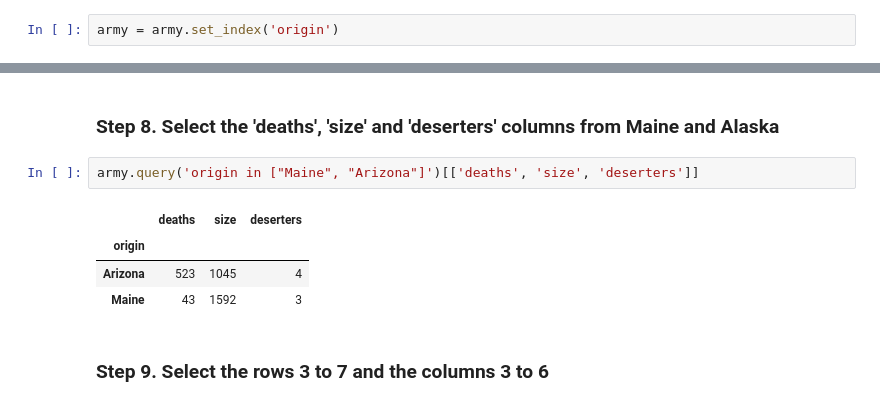
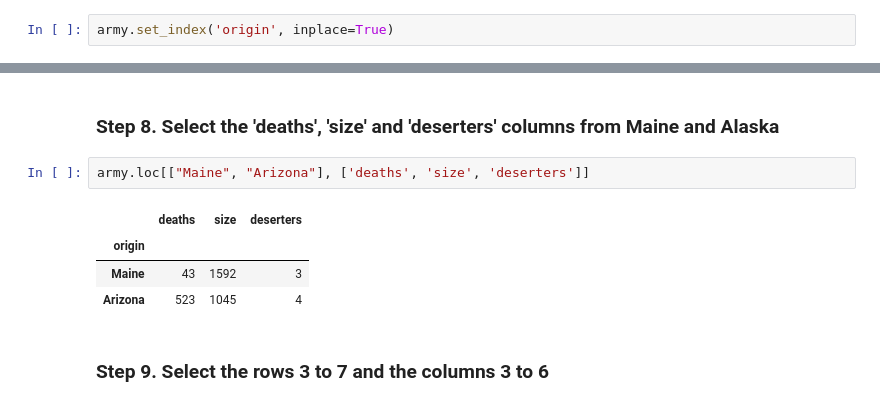
Before and after one commit to NickMillerSapient/pandas_exercises, a Jupyter notebook: 02_Filtering_&_Sorting/Fictional Army/Exercise.ipynb, the cells around one changed output, grey strips where cells are left out. Cells and saved outputs as stored; diff of their text form.

```diff
--- a/02_Filtering_&_Sorting/Fictional Army/Exercise.ipynb
+++ b/02_Filtering_&_Sorting/Fictional Army/Exercise.ipynb
@@ -33,7 +33,7 @@ army = pd.DataFrame(raw_data)
 # %% [markdown]
 ### Step 4. Set the 'origin' colum as the index of the dataframe
 # %%
-army = army.set_index('origin')
+army.set_index('origin', inplace=True)
 # %% [markdown]
 ### Step 5. Print only the column veterans
 # %%
@@ -83,12 +83,12 @@ Index(['regiment', 'company', 'deaths', 'battles', 'size', 'veterans',
 # %% [markdown]
 ### Step 8. Select the 'deaths', 'size' and 'deserters' columns from Maine and Alaska
 # %%
-army.query('origin in ["Maine", "Arizona"]')[['deaths', 'size', 'deserters']]
+army.loc[["Maine", "Arizona"], ['deaths', 'size', 'deserters']]
 # %% [output]
 |  | deaths | size | deserters |
 | origin |  |  |  |
+| Maine | 43 | 1592 | 3 |
 | Arizona | 523 | 1045 | 4 |
-| Maine | 43 | 1592 | 3 |
 # %% [markdown]
 ### Step 9. Select the rows 3 to 7 and the columns 3 to 6
 # %%
```
Also changed, not shown: parts of 2 cells of this notebook.
